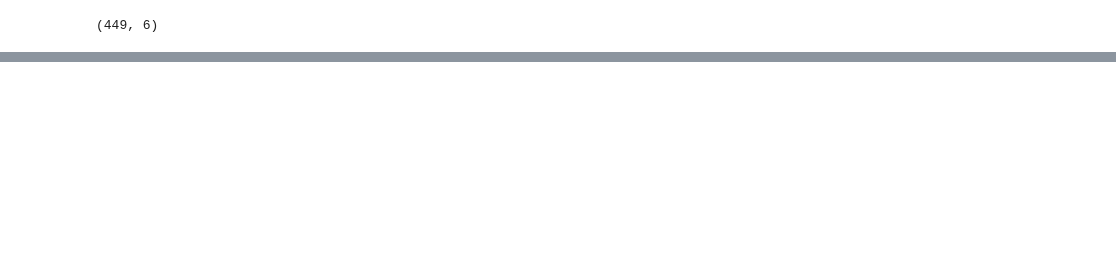
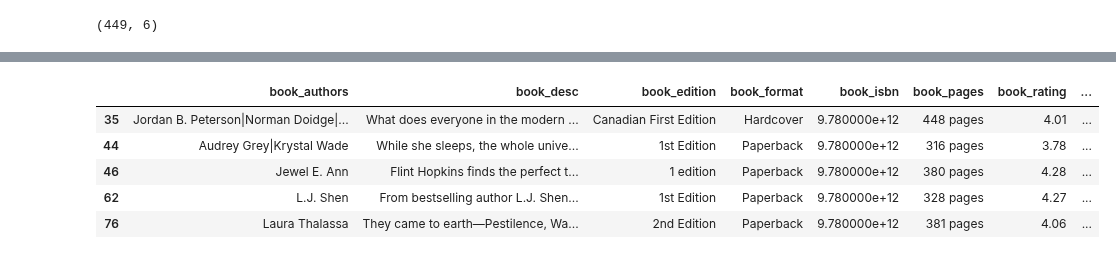
Before and after one commit to PedroHMenezes/PF_Book_rating, a Jupyter notebook: Books.ipynb, the cells around one changed output, grey strips where cells are left out. Cells and saved outputs as stored; diff of their text form; code cells hidden in the pictures; blank space fills up the shorter version.

```diff
--- a/Books.ipynb
+++ b/Books.ipynb
@@ -217,3 +226,13 @@ df.head()
+# %%
+teste_X=teste_X.dropna()
+teste_X.head()
+# %% [output]
+|  | book_authors | book_desc | book_edition | book_format | book_isbn | book_pages | book_rating | ... |
+| 35 | Jordan B. Peterson|Norman Doidge|... | What does everyone in the modern ... | Canadian First Edition | Hardcover | 9.780000e+12 | 448 pages | 4.01 | ... |
+| 44 | Audrey Grey|Krystal Wade | While she sleeps, the whole unive... | 1st Edition | Paperback | 9.780000e+12 | 316 pages | 3.78 | ... |
+| 46 | Jewel E. Ann | Flint Hopkins finds the perfect t... | 1 edition | Paperback | 9.780000e+12 | 380 pages | 4.28 | ... |
+| 62 | L.J. Shen | From bestselling author L.J. Shen... | 1st Edition | Paperback | 9.780000e+12 | 328 pages | 4.27 | ... |
+| 76 | Laura Thalassa | They came to earth—Pestilence, Wa... | 2nd Edition | Paperback | 9.780000e+12 | 381 pages | 4.06 | ... |
 # %%
 df1 = df
 df1.plot(kind='bar',figsize=(16,10))
```
Also changed, not shown: parts of 15 cells of this notebook, 2 other files.
